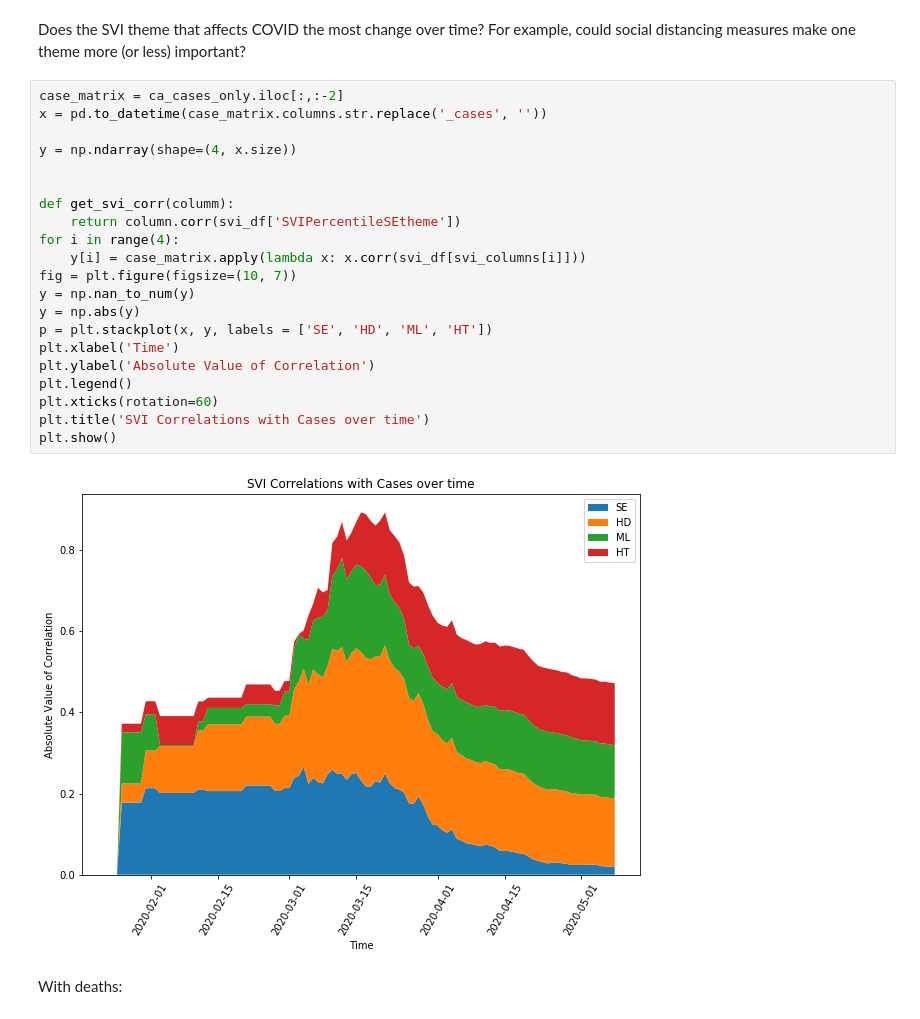
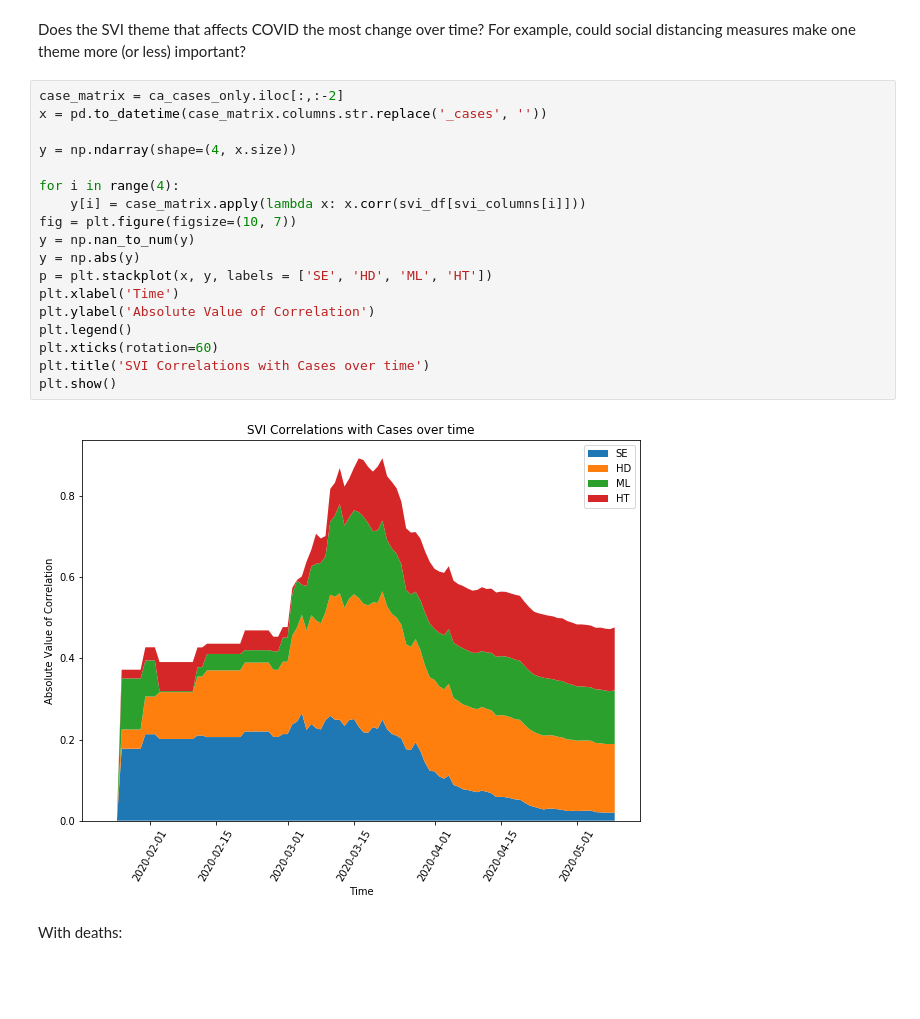
Before and after one commit to AndyFlury13/covid19-final-project, a Jupyter notebook: final_proj/svi.ipynb, the cells around one changed output. Cells and saved outputs as stored; diff of their text form; blank space fills up the shorter version.

```diff
--- a/final_proj/svi.ipynb
+++ b/final_proj/svi.ipynb
@@ -184,26 +166,23 @@ Does the SVI theme that affects COVID the most change over time? For example, co
 # %%
 case_matrix = ca_cases_only.iloc[:,:-2]
 x = pd.to_datetime(case_matrix.columns.str.replace('_cases', ''))
 
 y = np.ndarray(shape=(4, x.size))
 
-
-def get_svi_corr(columm):
-    return column.corr(svi_df['SVIPercentileSEtheme'])
 for i in range(4):
     y[i] = case_matrix.apply(lambda x: x.corr(svi_df[svi_columns[i]]))
 fig = plt.figure(figsize=(10, 7))
 y = np.nan_to_num(y)
 y = np.abs(y)
 p = plt.stackplot(x, y, labels = ['SE', 'HD', 'ML', 'HT'])
 plt.xlabel('Time')
 plt.ylabel('Absolute Value of Correlation')
 plt.legend()
 plt.xticks(rotation=60)
 plt.title('SVI Correlations with Cases over time')
 plt.show()
 # %% [output]
-[figure, old version]
+[figure, new version]
 # %% [markdown]
 With deaths:
 # %%
```
Also changed, not shown: parts of 9 cells of this notebook.
